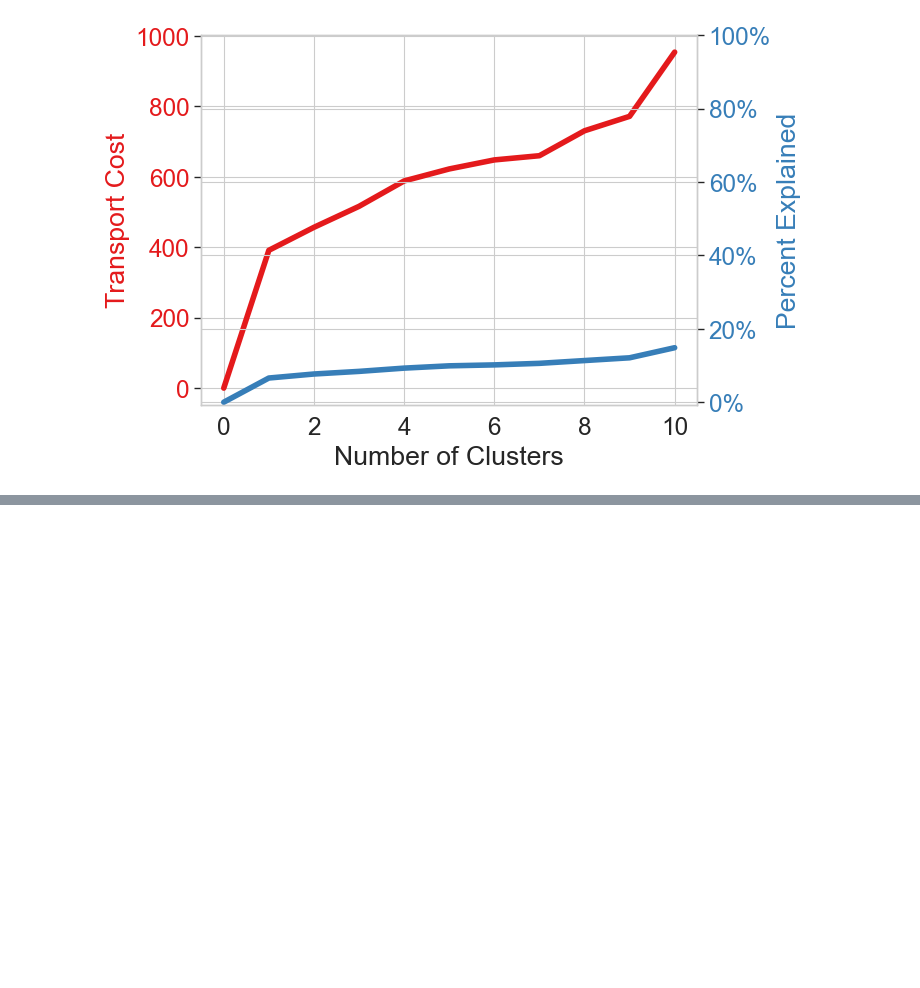
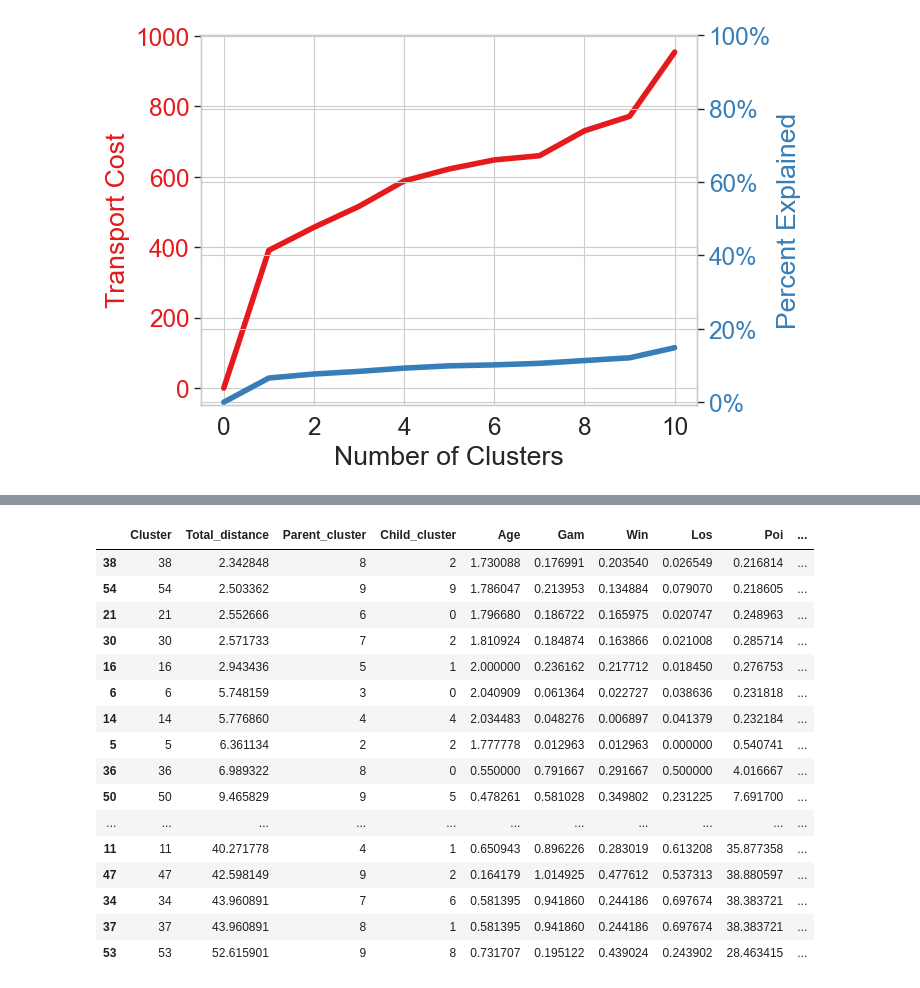
Before and after one commit to TrulySanae/PAMI_Projekt, a Jupyter notebook: NBA_Data_Analysis/NBA-experiment.ipynb, the cells around one changed output, grey strips where cells are left out. Saved outputs shown, nothing was run; the diff lists cells and outputs as text; code cells hidden in the pictures; blank space fills up the shorter version.

Commit message:
NBA with 13 Variables results analysis with xgboost and regression Calculating distances for all clusters

```diff
--- a/NBA_Data_Analysis/NBA-experiment.ipynb
+++ b/NBA_Data_Analysis/NBA-experiment.ipynb
@@ -297,0 +267,71 @@ distances.to_csv(output_path, index=False)
+# %%
+# Initialization of nba_dict
+vis_clusters = max_clusters
+total_distance = []
+attributes_list_names = ['Age', 'Gam', 'Win', 'Los', 'Poi', 'FG%', '3P%', 'FT%', 'Tot', 'Ass', 'Tur', 'Ste', 'Blo', 'Per']
+nba_dict = {}
+
+# Process clusters and calculate means
+for record_idx in range(max_clusters):
+    cluster_record = cluster_histories[record_idx]
+    Z_clusters = cluster_record['Z_clusters']
+    labels = cluster_record['labels']
+    n_clusters = cluster_record['n_clusters']
+    tgt = f'{instance_2}'
+    src = f'{instance_1}'
+    nba_dict[record_idx] = {}
+
+    with np.printoptions(precision=3, suppress=True):
+        for cluster_idx in range(n_clusters):  # Iterate only over existing clusters
+            nba_dict[record_idx][cluster_idx] = {
+                'src_means': X[cluster_idx == labels].mean(axis=0),
+                'trg_means': Z_clusters[cluster_idx == labels].mean(axis=0),
+                'differences': {}  # Initialize the 'differences' key here
+            }
+
+# Calculate distances
+total_distance = []
+parent_cluster = []
+child_cluster  = []
+for record_idx in range(max_clusters):
+    cluster_record = cluster_histories[record_idx]
+    n_clusters = cluster_record['n_clusters']  # Get n_clusters for the current record
+    for cluster_idx in range(n_clusters):  # Iterate only over existing clusters
+        if cluster_idx in nba_dict[record_idx]:
+            for i, attribute in enumerate(attributes_list_names):
+                val_0 = nba_dict[record_idx][cluster_idx]['src_means'][i]
+                val_1 = nba_dict[record_idx][cluster_idx]['trg_means'][i]
+                nba_dict[record_idx][cluster_idx]["differences"][attribute] = abs(val_1 - val_0)
+
+            # Calculate total distance for each cluster
+            distance = np.sqrt(sum((nba_dict[record_idx][cluster_idx]["differences"][attribute]) ** 2 for attribute in attributes_list_names))
+            total_distance.append(distance)
+            parent_cluster.append(record_idx)
+            child_cluster.append(cluster_idx)
+
+# Create DataFrame
+distances = pd.DataFrame({
+    'Cluster': range(len(total_distance)),
+    'Total_distance': total_distance,
+    'Parent_cluster': parent_cluster,
+    'Child_cluster': child_cluster
+})
+
+# Add attribute differences
+for attribute in attributes_list_names:
+    distances[attribute] = [
+        nba_dict[record_idx][cluster_idx]["differences"][attribute]
+        for record_idx in range(max_clusters)
+        for cluster_idx in range(cluster_histories[record_idx]['n_clusters'])  # Iterate only over existing clusters
+    ]
+
+# Sort distances by 'Total_distance'
+distances = distances.sort_values(by='Total_distance')
+print(instance_1)
+# Output to CSV
+output_path = f'./NBA_results/distance_from_{instance_1}.csv'
+distances.to_csv(output_path, index=False)
+
+# Display the DataFrame
+display(distances)
+# %% [output]
@@ -297,0 +339,17 @@ distances.to_csv(output_path, index=False)
+|  | Cluster | Total_distance | Parent_cluster | Child_cluster | Age | Gam | Win | Los | Poi | ... |
+| 38 | 38 | 2.342848 | 8 | 2 | 1.730088 | 0.176991 | 0.203540 | 0.026549 | 0.216814 | ... |
+| 54 | 54 | 2.503362 | 9 | 9 | 1.786047 | 0.213953 | 0.134884 | 0.079070 | 0.218605 | ... |
+| 21 | 21 | 2.552666 | 6 | 0 | 1.796680 | 0.186722 | 0.165975 | 0.020747 | 0.248963 | ... |
+| 30 | 30 | 2.571733 | 7 | 2 | 1.810924 | 0.184874 | 0.163866 | 0.021008 | 0.285714 | ... |
+| 16 | 16 | 2.943436 | 5 | 1 | 2.000000 | 0.236162 | 0.217712 | 0.018450 | 0.276753 | ... |
+| 6 | 6 | 5.748159 | 3 | 0 | 2.040909 | 0.061364 | 0.022727 | 0.038636 | 0.231818 | ... |
+| 14 | 14 | 5.776860 | 4 | 4 | 2.034483 | 0.048276 | 0.006897 | 0.041379 | 0.232184 | ... |
+| 5 | 5 | 6.361134 | 2 | 2 | 1.777778 | 0.012963 | 0.012963 | 0.000000 | 0.540741 | ... |
+| 36 | 36 | 6.989322 | 8 | 0 | 0.550000 | 0.791667 | 0.291667 | 0.500000 | 4.016667 | ... |
+| 50 | 50 | 9.465829 | 9 | 5 | 0.478261 | 0.581028 | 0.349802 | 0.231225 | 7.691700 | ... |
+| ... | ... | ... | ... | ... | ... | ... | ... | ... | ... | ... |
+| 11 | 11 | 40.271778 | 4 | 1 | 0.650943 | 0.896226 | 0.283019 | 0.613208 | 35.877358 | ... |
+| 47 | 47 | 42.598149 | 9 | 2 | 0.164179 | 1.014925 | 0.477612 | 0.537313 | 38.880597 | ... |
+| 34 | 34 | 43.960891 | 7 | 6 | 0.581395 | 0.941860 | 0.244186 | 0.697674 | 38.383721 | ... |
+| 37 | 37 | 43.960891 | 8 | 1 | 0.581395 | 0.941860 | 0.244186 | 0.697674 | 38.383721 | ... |
+| 53 | 53 | 52.615901 | 9 | 8 | 0.731707 | 0.195122 | 0.439024 | 0.243902 | 28.463415 | ... |
```
Also changed, not shown: parts of 4 cells of this notebook, 8 other files.
